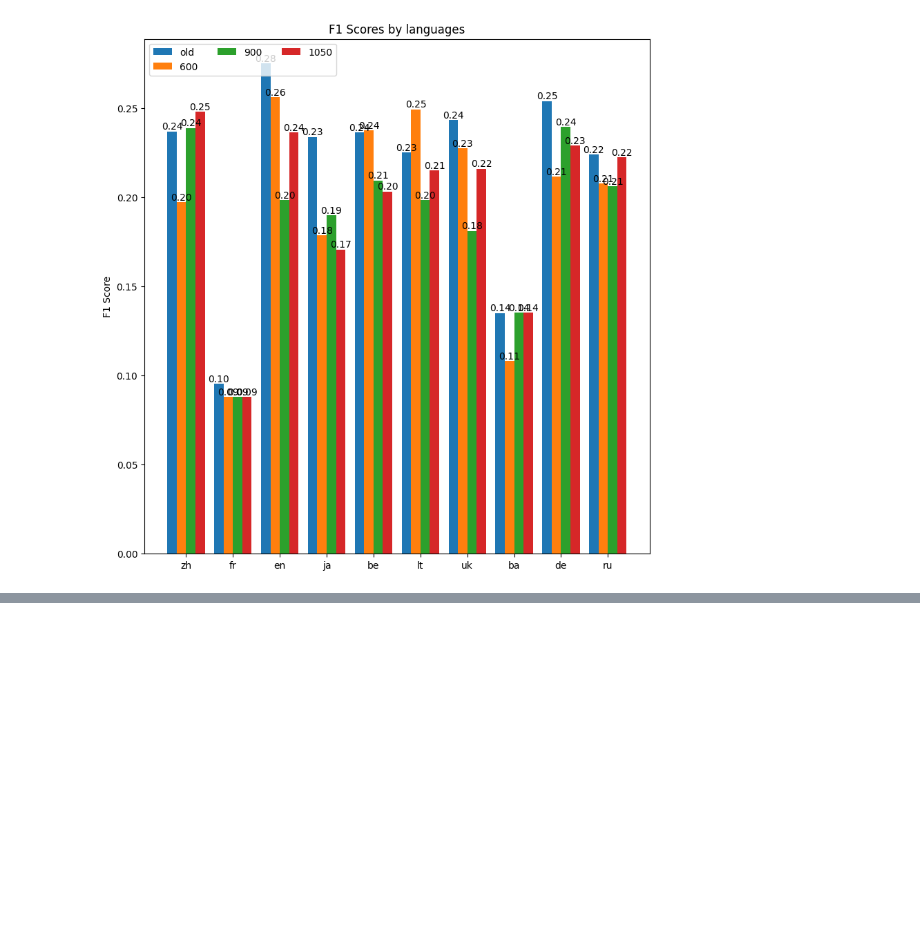
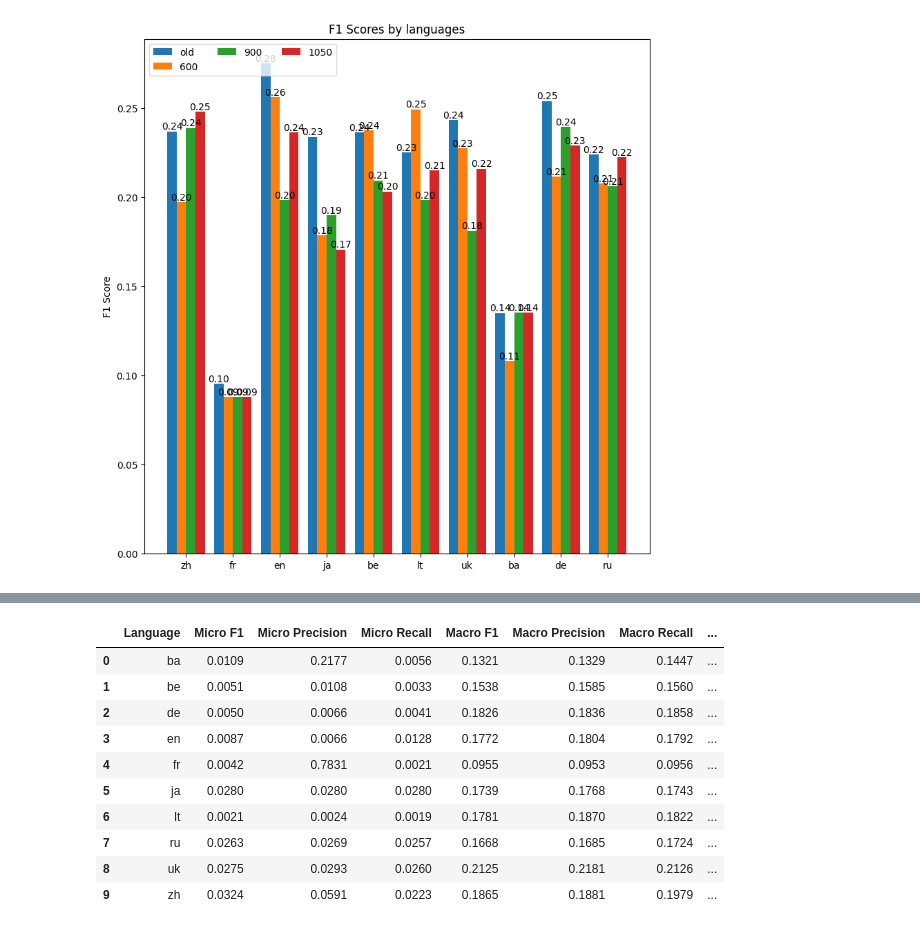
Before and after one commit to dice-group/MST5, a Jupyter notebook: notebooks/eval_results.ipynb, the cells around one changed output, grey strips where cells are left out. Saved outputs shown, nothing was run; the diff lists cells and outputs as text; code cells hidden in the pictures; blank space fills up the shorter version.

```diff
--- a/notebooks/eval_results.ipynb
+++ b/notebooks/eval_results.ipynb
@@ -662,0 +671,15 @@ plot({
+# %%
+exp7 = pd.read_csv("../gerbil_results/mt5-xl-lcquad-qald9plus.csv")
+exp7
+# %% [output]
+|  | Language | Micro F1 | Micro Precision | Micro Recall | Macro F1 | Macro Precision | Macro Recall | ... |
+| 0 | ba | 0.0109 | 0.2177 | 0.0056 | 0.1321 | 0.1329 | 0.1447 | ... |
+| 1 | be | 0.0051 | 0.0108 | 0.0033 | 0.1538 | 0.1585 | 0.1560 | ... |
+| 2 | de | 0.0050 | 0.0066 | 0.0041 | 0.1826 | 0.1836 | 0.1858 | ... |
+| 3 | en | 0.0087 | 0.0066 | 0.0128 | 0.1772 | 0.1804 | 0.1792 | ... |
+| 4 | fr | 0.0042 | 0.7831 | 0.0021 | 0.0955 | 0.0953 | 0.0956 | ... |
+| 5 | ja | 0.0280 | 0.0280 | 0.0280 | 0.1739 | 0.1768 | 0.1743 | ... |
+| 6 | lt | 0.0021 | 0.0024 | 0.0019 | 0.1781 | 0.1870 | 0.1822 | ... |
+| 7 | ru | 0.0263 | 0.0269 | 0.0257 | 0.1668 | 0.1685 | 0.1724 | ... |
+| 8 | uk | 0.0275 | 0.0293 | 0.0260 | 0.2125 | 0.2181 | 0.2126 | ... |
+| 9 | zh | 0.0324 | 0.0591 | 0.0223 | 0.1865 | 0.1881 | 0.1979 | ... |
```
Also changed, not shown: parts of 4 cells of this notebook, 2 other files.
